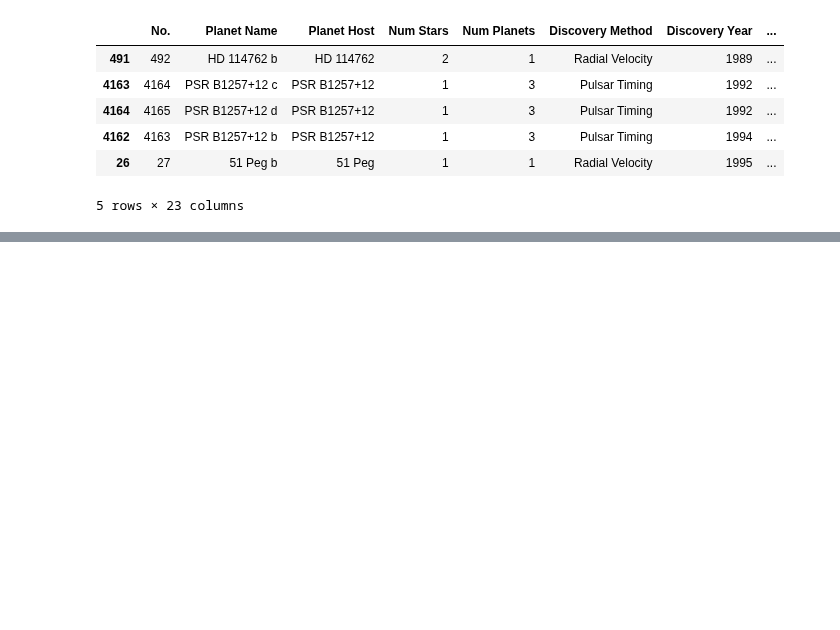
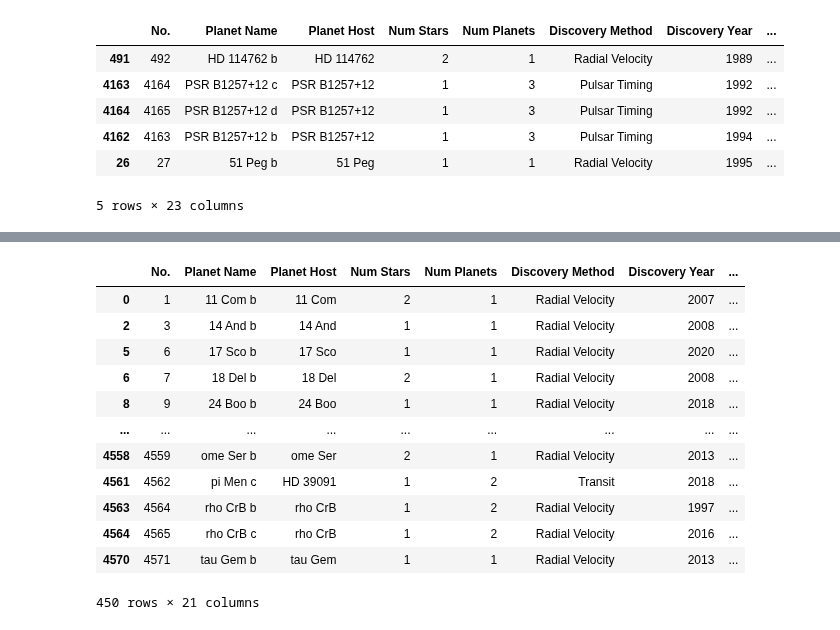
Before and after one commit to ubco-W2022T1-cosc301/project-group35, a Jupyter notebook: notebooks/analysis2.ipynb, the cells around one changed output, grey strips where cells are left out. Cells and saved outputs as stored; diff of their text form; code cells hidden in the pictures; blank space fills up the shorter version.

```diff
--- a/notebooks/analysis2.ipynb
+++ b/notebooks/analysis2.ipynb
@@ -125,0 +147,26 @@ df.drop(['Insolation Flux'], axis=1)
+# %%
+def change_and_drop(url_or_path_to_csv_file):
+
+        df5 = (
+              pd.read_csv(url_or_path_to_csv_file)
+              .drop(['Insolation Flux', 'Equilibrium Temperature'], axis=1)
+            .dropna(axis=0)
+            )
+
+        return df5
+# %%
+change_and_drop("../data/raw/DataOriginal.csv")
+# %% [output]
+|  | No. | Planet Name | Planet Host | Num Stars | Num Planets | Discovery Method | Discovery Year | ... |
+| 0 | 1 | 11 Com b | 11 Com | 2 | 1 | Radial Velocity | 2007 | ... |
+| 2 | 3 | 14 And b | 14 And | 1 | 1 | Radial Velocity | 2008 | ... |
+| 5 | 6 | 17 Sco b | 17 Sco | 1 | 1 | Radial Velocity | 2020 | ... |
+| 6 | 7 | 18 Del b | 18 Del | 2 | 1 | Radial Velocity | 2008 | ... |
+| 8 | 9 | 24 Boo b | 24 Boo | 1 | 1 | Radial Velocity | 2018 | ... |
+| ... | ... | ... | ... | ... | ... | ... | ... | ... |
+| 4558 | 4559 | ome Ser b | ome Ser | 2 | 1 | Radial Velocity | 2013 | ... |
+| 4561 | 4562 | pi Men c | HD 39091 | 1 | 2 | Transit | 2018 | ... |
+| 4563 | 4564 | rho CrB b | rho CrB | 1 | 2 | Radial Velocity | 1997 | ... |
+| 4564 | 4565 | rho CrB c | rho CrB | 1 | 2 | Radial Velocity | 2016 | ... |
+| 4570 | 4571 | tau Gem b | tau Gem | 1 | 1 | Radial Velocity | 2013 | ... |
+450 rows × 21 columns
```
Also changed, not shown: parts of 4 cells of this notebook, 1 other file.
